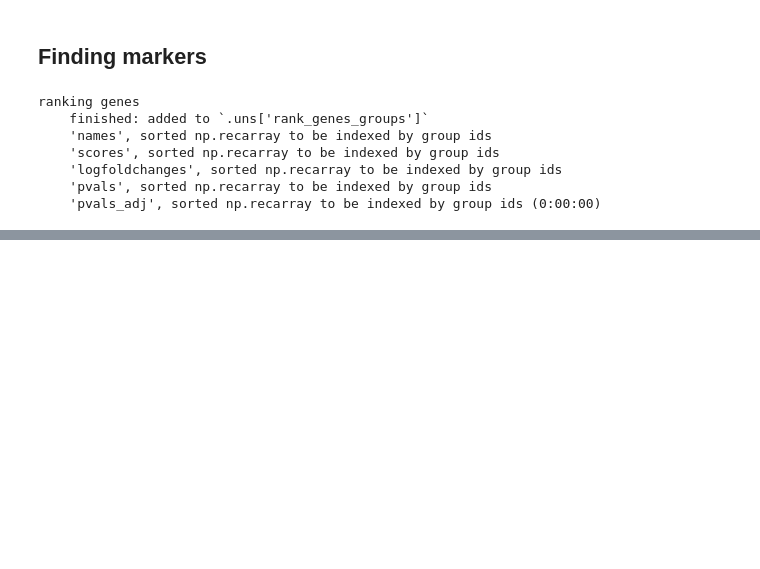
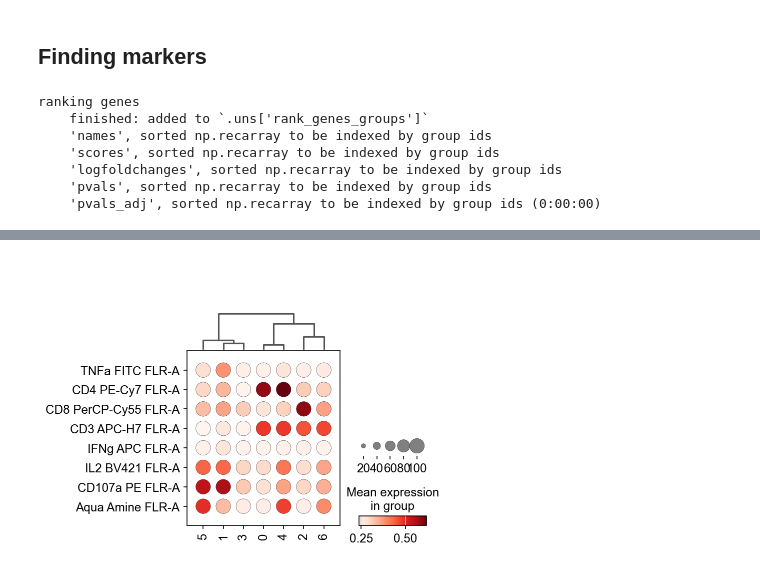
Before and after one commit to cliburn/learn-immune-ds, a Jupyter notebook: cytometry/Use_AnnData_object.ipynb, the cells around one changed output, grey strips where cells are left out. Drawn from its saved outputs; the diff is of its cells as text; code cells hidden in the pictures; blank space fills up the shorter version.

```diff
--- a/cytometry/Use_AnnData_object.ipynb
+++ b/cytometry/Use_AnnData_object.ipynb
@@ -212,0 +231,11 @@ data.write(results_file, compression='gzip')
+# %%
+sc.pl.dotplot(
+    data,
+    markers,
+    groupby='leiden',
+    dendrogram=True,
+    swap_axes=True,
+    size_title=None
+)
+# %% [output]
+[figure, added]
```
Also changed, not shown: parts of 27 cells of this notebook.
